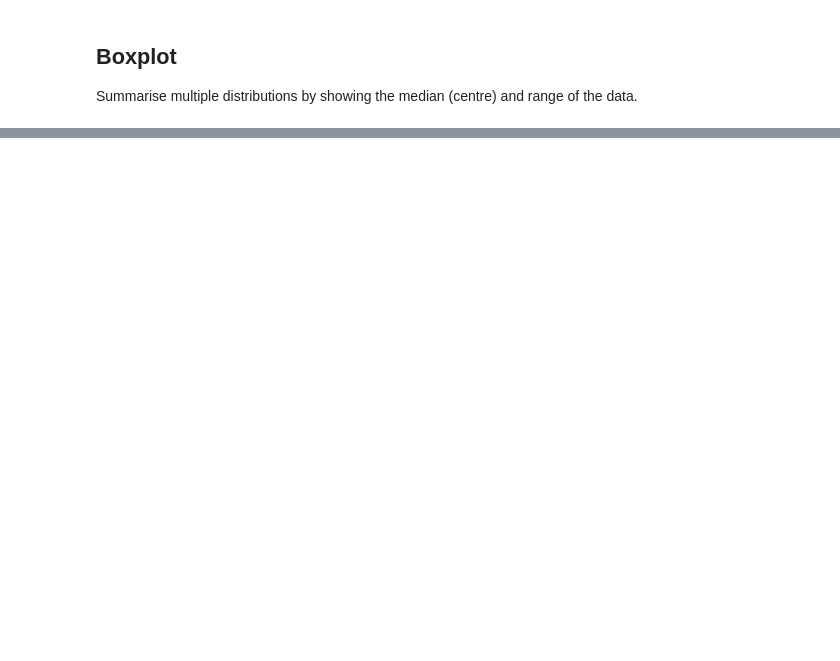
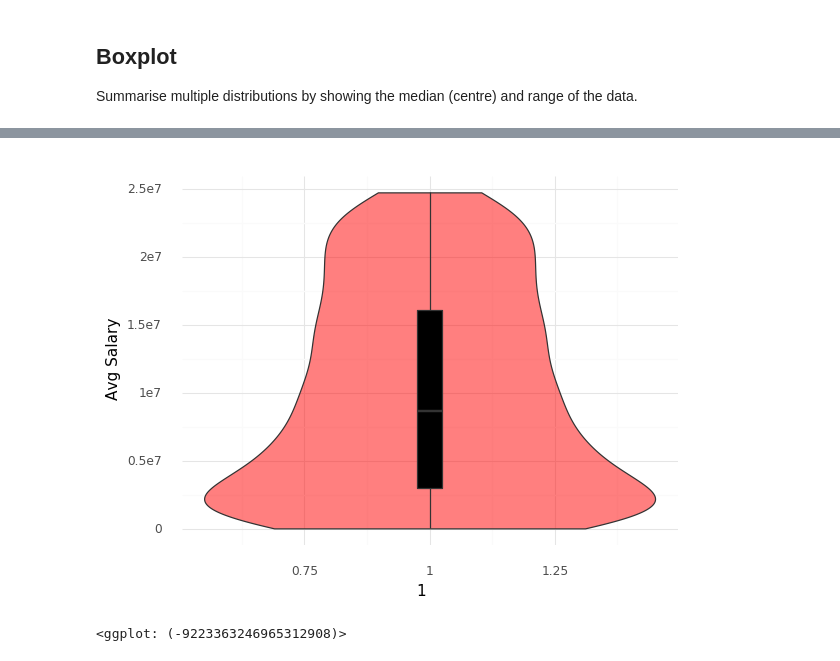
Before and after one commit to cstorm125/viztech, a Jupyter notebook: distribution.ipynb, the cells around one changed output, grey strips where cells are left out. Saved outputs shown, nothing was run; the diff lists cells and outputs as text; code cells hidden in the pictures; blank space fills up the shorter version.

```diff
--- a/distribution.ipynb
+++ b/distribution.ipynb
@@ -205,0 +209,4 @@ Splits a single value into 2 contrasting components (eg Male/Female)
+# %%
+df = pd.read_csv('data/violin-plot.csv')
+
+df.head()
@@ -205,0 +220,10 @@ Splits a single value into 2 contrasting components (eg Male/Female)
+# %%
+g = (ggplot(df, aes(x=1, y='Avg Salary')) +
+     geom_violin(fill='red',alpha=0.5) +
+     geom_boxplot(width=0.05,fill='black') +
+     theme_minimal()
+    )
+g
+# %% [output]
+[figure, added]
+<ggplot: (-9223363246965312908)>
```
Also changed, not shown: parts of 28 cells of this notebook, 7 other files.
